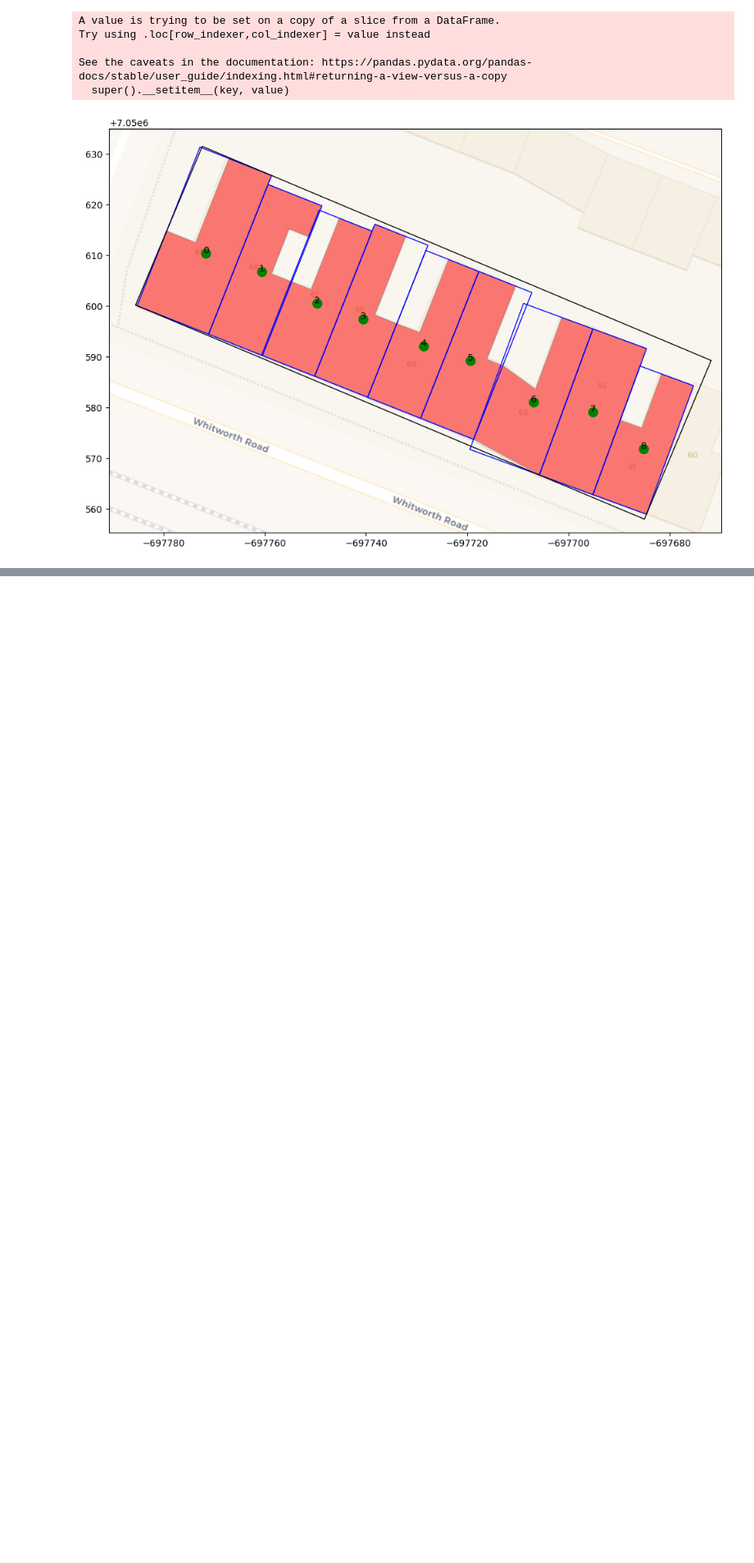
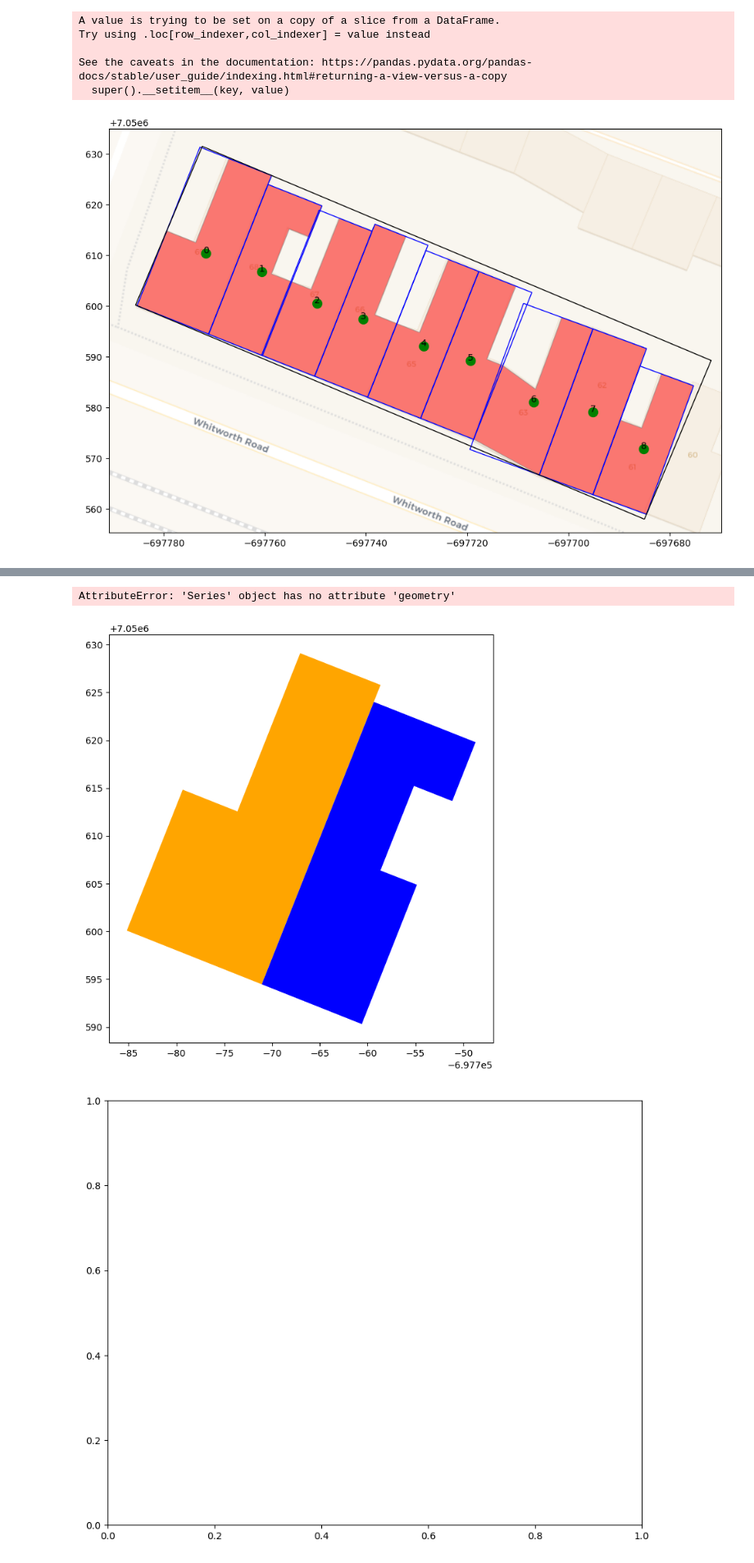
Before and after one commit to paddeaux/radian, a Jupyter notebook: notebooks/testing.ipynb, the cells around one changed output, grey strips where cells are left out. Shown at 82% size. Drawn from its saved outputs; the diff is of its cells as text; code cells hidden in the pictures; blank space fills up the shorter version.

```diff
--- a/notebooks/testing.ipynb
+++ b/notebooks/testing.ipynb
@@ -92,0 +61,9 @@ AttributeError: 'Polygon' object has no attribute 'plot'
+# %%
+df = pd.DataFrame(gdf_subset['geometry'].centroid.reset_index(drop=True), columns=['geometry'])
+
+print(df)
+
+df['x'] = df['geometry'].apply(lambda p: p.x)
+df['y'] = df['geometry'].apply(lambda p: p.y)
+
+print(df.sort_index(ascending=False))
@@ -92,0 +91,45 @@ AttributeError: 'Polygon' object has no attribute 'plot'
+# %%
+def move_gdf(gdf_poly, gdf_p):
+    gdf_poly['new_centroid'] = gdf_p['geometry'].centroid
+    gdf_poly['delta_x'] = gdf_poly['new_centroid'].x - gdf_poly['geometry'].centroid.x
+    gdf_poly['delta_y'] = gdf_poly['new_centroid'].y - gdf_poly['geometry'].centroid.y
+
+    #gdf_poly['geometry'] = gdf_poly['geometry'].apply(lambda geom: affinity.translate(geom, xoff=gdf_poly['offset'], yoff=0))
+    gdf_poly['geometry'] = gdf_poly.apply(lambda gdf: affinity.translate(gdf.geometry, xoff=gdf.delta_x, yoff=gdf.delta_y))
+    return gdf_poly
+
+def move_poly(df, c_new):
+    x_old, y_old = df['geometry'].centroid.x, df['geometry'].centroid.y
+    x_new, y_new = c_new.x, c_new.y
+
+    delta_x = x_new - x_old
+    delta_y = y_new - y_old
+
+    print("delta_x", float(delta_x), "delta_y", delta_y)
+
+
+    df['geometry'] = df['geometry'].apply(lambda geom: affinity.translate(geom, xoff=delta_x, yoff=delta_y))
+
+    return df
+
+def poly_swap(df_a, df_b):
+    df_temp = df_a
+    df_a = move_poly(df_a, df_b['geometry'].iloc[0].centroid)
+    df_b = move_poly(df_b, df_temp['geometry'].iloc[0].centroid)
+    return df_a, df_b
+
+fig, ax = plt.subplots(1,1,figsize=(10,8))
+
+poly_a = gdf_subset.iloc[[0]]
+poly_b = gdf_subset.iloc[[1]]
+
+poly_a.plot(ax=ax, facecolor='orange')
+poly_b.plot(ax=ax, facecolor='blue')
+
+fig, ax = plt.subplots(1,1,figsize=(10,8))
+
+poly_a = move_gdf(poly_a, poly_b[['geometry']])
+
+poly_a.plot(ax=ax, facecolor='orange')
+poly_b.plot(ax=ax, facecolor='blue')
+# %% [output]
@@ -92,0 +151,3 @@ AttributeError: 'Polygon' object has no attribute 'plot'
+AttributeError: 'Series' object has no attribute 'geometry'
+[figure, added]
+[figure, added]
```
Also changed, not shown: parts of 3 cells of this notebook.
